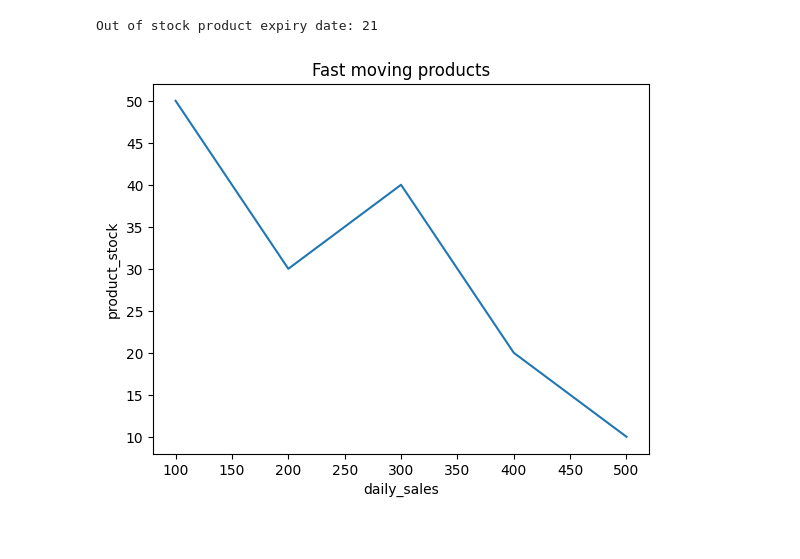
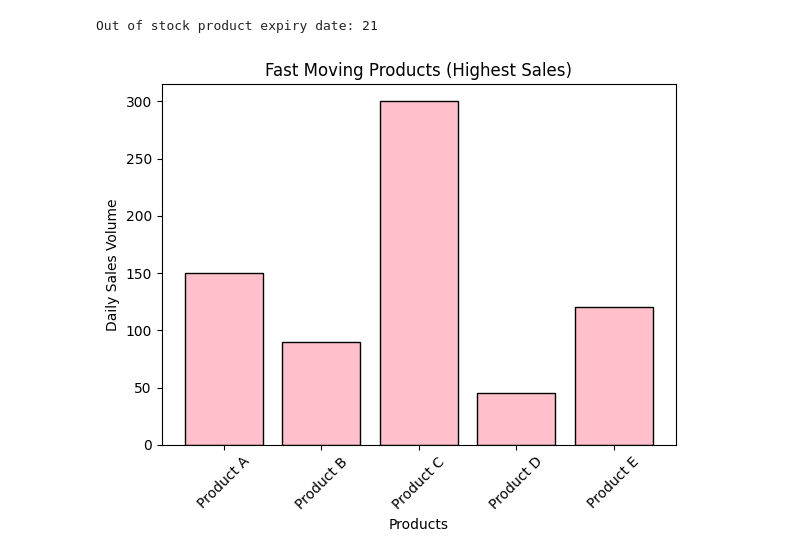
Before and after one commit to jyothika5968/week1_test_analysis, a Jupyter notebook: Week_1_Analysis_test.ipynb, the cells around one changed output. Cells and saved outputs as stored; diff of their text form; code cells hidden in the pictures.

```diff
--- a/Week_1_Analysis_test.ipynb
+++ b/Week_1_Analysis_test.ipynb
@@ -268,10 +268,12 @@ plt.show()
 # Suggest
 # %%
 # Data set
+products = ['Product A', 'Product B', 'Product C', 'Product D', 'Product E']
 daily_sales = [100,200,300,400,500]
 product_stock = [50,30,40,20,10]
 expiry_date = [2,15,25,7,21]
 seasonal_demand = [10,15,20,25,30]
+print("products:",products)
 print("daily_sales:",daily_sales)
 print("product_stock:",product_stock)
 print("expiry_date:",expiry_date)
@@ -311,10 +314,13 @@ Out of stock product expiry date: 21
 # %%
 # Visualization
 import matplotlib.pyplot as plt
-plt.plot(daily_sales,product_stock)
-plt.xlabel("daily_sales")
-plt.ylabel("product_stock")
-plt.title("Fast moving products")
+plt.figure(figsize=(6, 5))
+plt.bar(products, daily_sales, color='pink', edgecolor='black')
+plt.xlabel("Products")
+plt.ylabel("Daily Sales Volume")
+plt.title("Fast Moving Products (Highest Sales)")
+plt.xticks(rotation=45)
+plt.tight_layout()
 plt.show()
 # %% [output]
-[figure, old version]
+[figure, new version]
```
Also changed, not shown: parts of 2 cells of this notebook.
